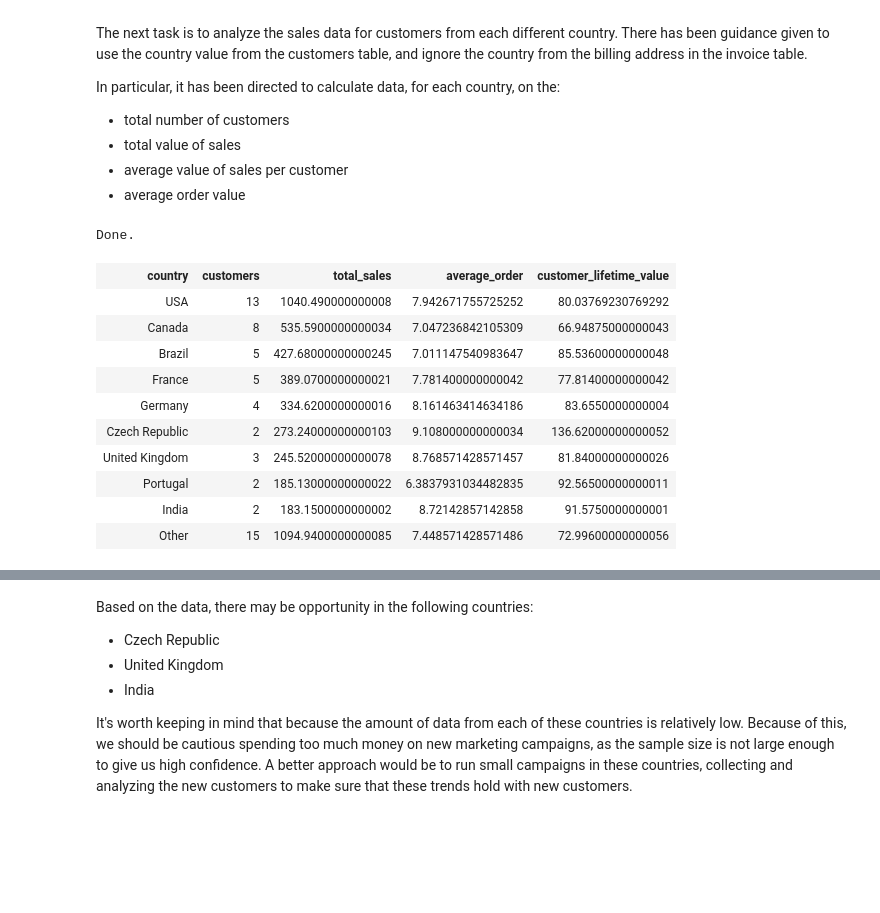
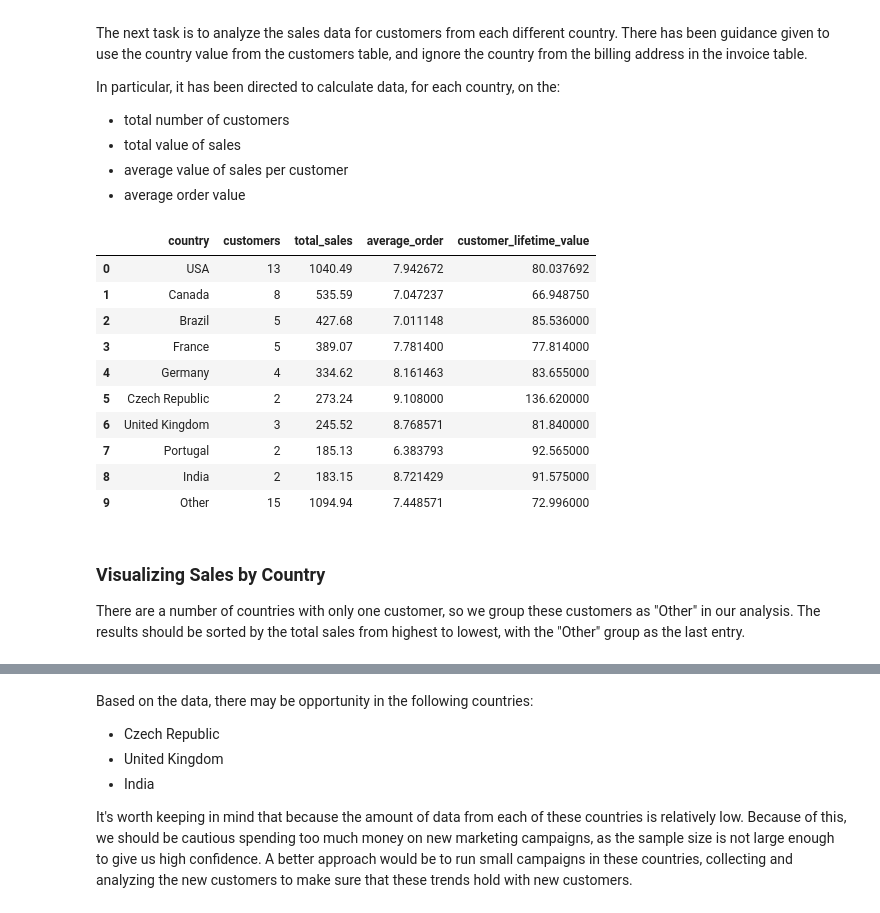
Before and after one commit to danpark91/Answering-Business-Questions-using-SQL, a Jupyter notebook: Answering Business Questions Using SQL.ipynb, the cells around one changed output, grey strips where cells are left out. Drawn from its saved outputs; the diff is of its cells as text; code cells hidden in the pictures; blank space fills up the shorter version.

```diff
--- a/Answering Business Questions Using SQL.ipynb
+++ b/Answering Business Questions Using SQL.ipynb
@@ -50,8 +64,7 @@ The Chinook record store has just signed a deal with a new record label, and hav
 
 The record label specializes in artists from the USA, and they have given Chinook some money to advertise the new albums in the USA, so we're interested in finding out which genres sell the best in the USA.
 # %%
-%%sql
-
+albums_to_purchase = '''
 WITH usa_tracks_sold AS
    (
     SELECT il.* FROM invoice_line il
@@ -72,4 +85,7 @@ INNER JOIN genre g on g.genre_id = t.genre_id
 GROUP BY 1
 ORDER BY 2 DESC
 LIMIT 10;
+'''
+
+run_query(albums_to_purchase)
 # %% [output]
@@ -87,0 +103,19 @@ Done.
+# %%
+genre_sales_usa = run_query(albums_to_purchase)
+genre_sales_usa.set_index("genre", inplace=True, drop=True)
+
+genre_sales_usa["tracks_sold"].plot.barh(
+    title="Top Selling Genres in the USA",
+    xlim=(0, 625),
+    colormap=plt.cm.Accent
+)
+
+plt.ylabel('')
+
+for i, label in enumerate(list(genre_sales_usa.index)):
+    score = genre_sales_usa.loc[label, "tracks_sold"]
+    label = (genre_sales_usa.loc[label, "percentage_sold"] * 100
+            ).astype(int).astype(str) + "%"
+    plt.annotate(str(label), (score + 10, i - 0.15))
+
+plt.show()
@@ -139,8 +190,7 @@ In particular, it has been directed to calculate data, for each country, on the:
  - average value of sales per customer
  - average order value
 # %%
-%%sql
-
+sales_by_country = '''
 WITH country_or_other AS
     (
      SELECT
@@ -155,42 +205,47 @@ WITH country_or_other AS
        c.customer_id,
        il.*
      FROM invoice_line il
      INNER JOIN invoice i ON i.invoice_id = il.invoice_id
      INNER JOIN customer c ON c.customer_id = i.customer_id
     )
 
 SELECT
     country,
     customers,
     total_sales,
     average_order,
     customer_lifetime_value
 FROM
     (
     SELECT
         country,
         count(distinct customer_id) customers,
         SUM(unit_price) total_sales,
         SUM(unit_price) / count(distinct customer_id) customer_lifetime_value,
         SUM(unit_price) / count(distinct invoice_id) average_order,
         CASE
             WHEN country = "Other" THEN 1
             ELSE 0
         END AS sort
     FROM country_or_other
     GROUP BY country
     ORDER BY sort ASC, total_sales DESC
     );
+'''
+
+run_query(sales_by_country)
 # %% [output]
-Done.
-| country | customers | total_sales | average_order | customer_lifetime_value |
-| USA | 13 | 1040.490000000008 | 7.942671755725252 | 80.03769230769292 |
-| Canada | 8 | 535.5900000000034 | 7.047236842105309 | 66.94875000000043 |
-| Brazil | 5 | 427.68000000000245 | 7.011147540983647 | 85.53600000000048 |
-| France | 5 | 389.0700000000021 | 7.781400000000042 | 77.81400000000042 |
-| Germany | 4 | 334.6200000000016 | 8.161463414634186 | 83.6550000000004 |
-| Czech Republic | 2 | 273.24000000000103 | 9.108000000000034 | 136.62000000000052 |
-| United Kingdom | 3 | 245.52000000000078 | 8.768571428571457 | 81.84000000000026 |
-| Portugal | 2 | 185.13000000000022 | 6.3837931034482835 | 92.56500000000011 |
-| India | 2 | 183.1500000000002 | 8.72142857142858 | 91.5750000000001 |
-| Other | 15 | 1094.9400000000085 | 7.448571428571486 | 72.99600000000056 |
+|  | country | customers | total_sales | average_order | customer_lifetime_value |
+| 0 | USA | 13 | 1040.49 | 7.942672 | 80.037692 |
+| 1 | Canada | 8 | 535.59 | 7.047237 | 66.948750 |
+| 2 | Brazil | 5 | 427.68 | 7.011148 | 85.536000 |
+| 3 | France | 5 | 389.07 | 7.781400 | 77.814000 |
+| 4 | Germany | 4 | 334.62 | 8.161463 | 83.655000 |
+| 5 | Czech Republic | 2 | 273.24 | 9.108000 | 136.620000 |
+| 6 | United Kingdom | 3 | 245.52 | 8.768571 | 81.840000 |
+| 7 | Portugal | 2 | 185.13 | 6.383793 | 92.565000 |
+| 8 | India | 2 | 183.15 | 8.721429 | 91.575000 |
+| 9 | Other | 15 | 1094.94 | 7.448571 | 72.996000 |
+# %% [markdown]
+### Visualizing Sales by Country
+There are a number of countries with only one customer, so we group these customers as "Other" in our analysis. The results should be sorted by the total sales from highest to lowest, with the "Other" group as the last entry.
```
Also changed, not shown: parts of 16 cells of this notebook.
